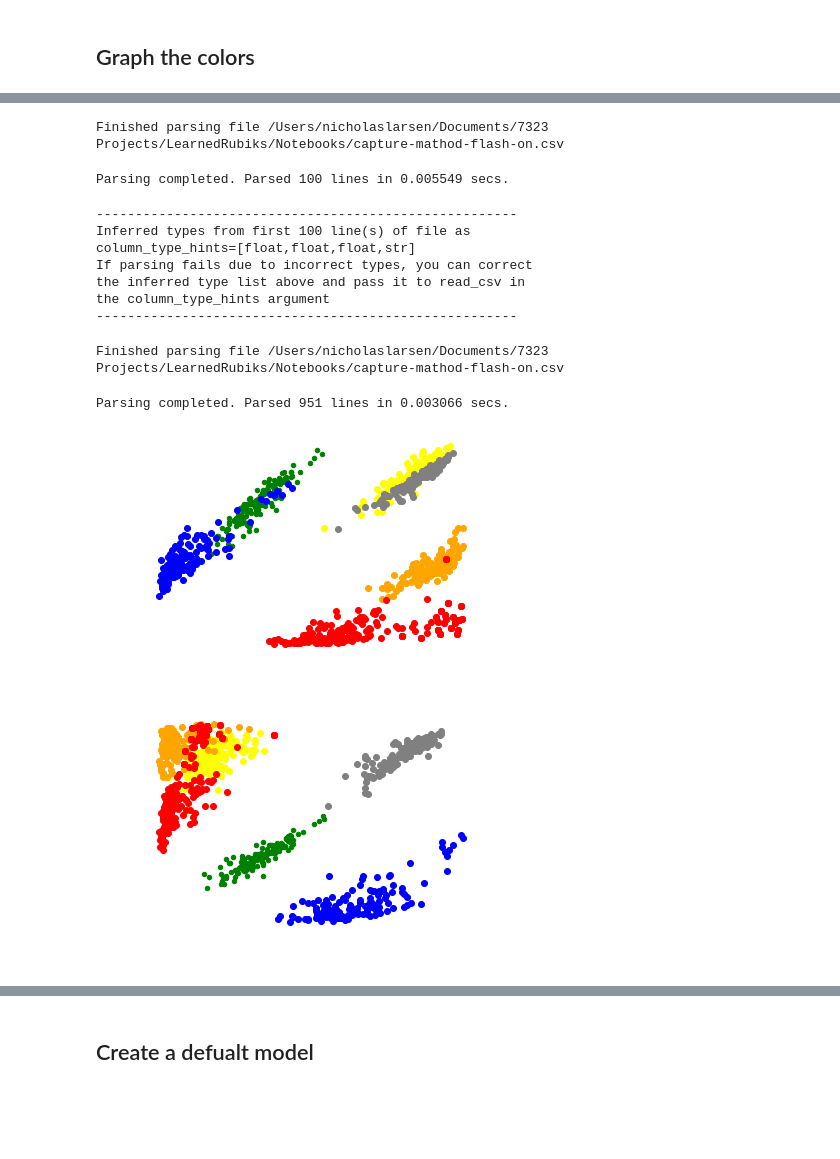
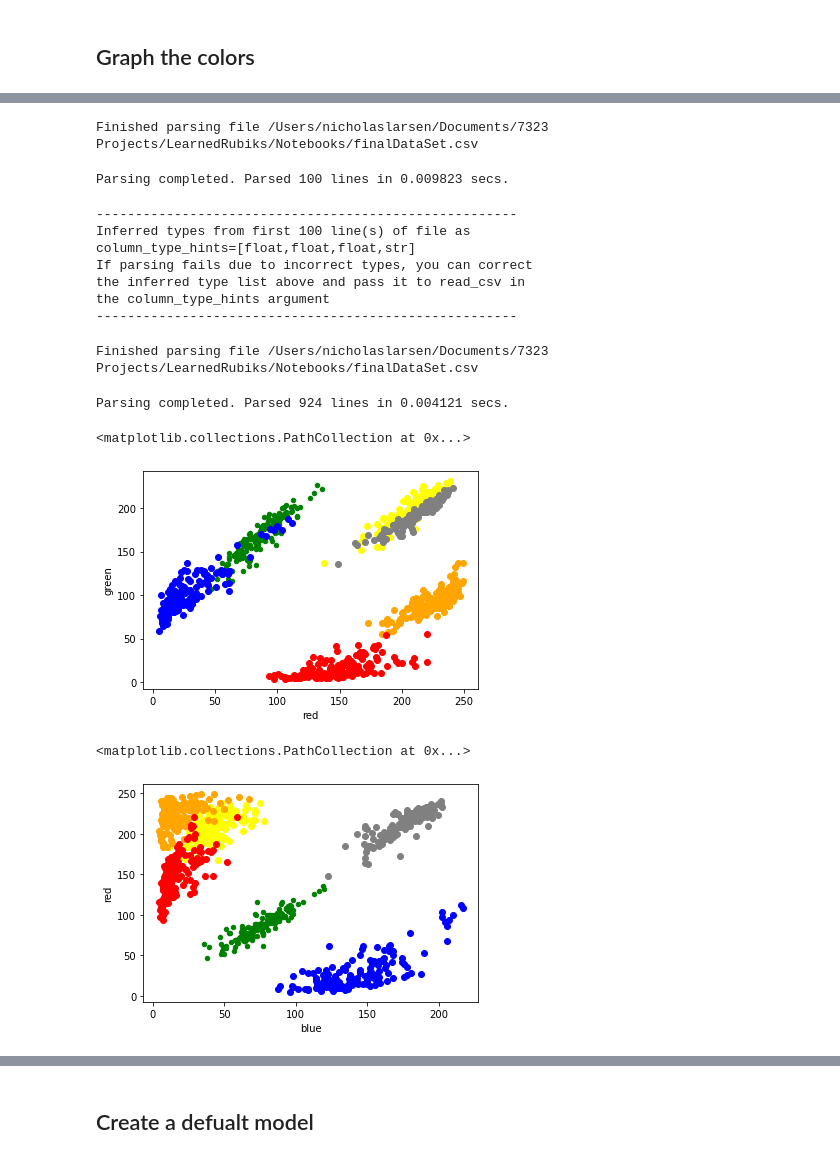
Before and after one commit to nlarsensmu/LearnedRubiks, a Jupyter notebook: Notebooks/Train Model for Colors.ipynb, the cells around one changed output, grey strips where cells are left out. Cells and saved outputs as stored; diff of their text form; code cells hidden in the pictures; blank space fills up the shorter version.

```diff
--- a/Notebooks/Train Model for Colors.ipynb
+++ b/Notebooks/Train Model for Colors.ipynb
@@ -87,11 +87,11 @@ scply.show()
 # %% [output]
 [interactive output not drawn]
 # %%
-sframe_colors = tc.SFrame.read_csv('./capture-mathod-flash-on.csv')
+sframe_colors = tc.SFrame.read_csv('./finalDataSet.csv')
 df = sframe_colors.to_dataframe()
 # %% [output]
-Finished parsing file /Users/nicholaslarsen/Documents/7323 Projects/LearnedRubiks/Notebooks/capture-mathod-flash-on.csv
+Finished parsing file /Users/nicholaslarsen/Documents/7323 Projects/LearnedRubiks/Notebooks/finalDataSet.csv
-Parsing completed. Parsed 100 lines in 0.005549 secs.
+Parsing completed. Parsed 100 lines in 0.009823 secs.
 ------------------------------------------------------
 Inferred types from first 100 line(s) of file as
 column_type_hints=[float,float,float,str]
@@ -99,27 +99,28 @@ If parsing fails due to incorrect types, you can correct
 the inferred type list above and pass it to read_csv in
 the column_type_hints argument
 ------------------------------------------------------
-Finished parsing file /Users/nicholaslarsen/Documents/7323 Projects/LearnedRubiks/Notebooks/capture-mathod-flash-on.csv
+Finished parsing file /Users/nicholaslarsen/Documents/7323 Projects/LearnedRubiks/Notebooks/finalDataSet.csv
-Parsing completed. Parsed 951 lines in 0.003066 secs.
+Parsing completed. Parsed 924 lines in 0.004121 secs.
 # %%
 
 plt = df[df.target == 'green'].plot.scatter(x='red', y = 'green', c='Green')
 plt.scatter(x = df[df.target == "yellow"]['red'], y = df[df.target == "yellow"]['green'], c='Yellow')
 plt.scatter(x = df[df.target == "white"]['red'], y = df[df.target == "white"]['green'], c='Grey')
 plt.scatter(x = df[df.target == "orange"]['red'], y = df[df.target == "orange"]['green'], c='Orange')
 plt.scatter(x = df[df.target == "red"]['red'], y = df[df.target == "red"]['green'], c='Red')
 plt.scatter(x = df[df.target == "blue"]['red'], y = df[df.target == "blue"]['green'], c='Blue')
 
-plt.spines['left'].set_color('white')
-plt.spines['right'].set_color('white')
-plt.spines['top'].set_color('white')
-plt.spines['bottom'].set_color('white')
-plt.xaxis.label.set_color('white')
-plt.yaxis.label.set_color('white')
-plt.tick_params(axis='x', colors='white')
-plt.tick_params(axis='y', colors='white')
+#plt.spines['left'].set_color('white')
+#plt.spines['right'].set_color('white')
+#plt.spines['top'].set_color('white')
+#plt.spines['bottom'].set_color('white')
+#plt.xaxis.label.set_color('white')
+#plt.yaxis.label.set_color('white')
+#plt.tick_params(axis='x', colors='white')
+#plt.tick_params(axis='y', colors='white')
 # %% [output]
+<matplotlib.collections.PathCollection at 0x...>
-[figure, old version]
+[figure, new version]
 # %%
 df = sframe_colors.to_dataframe()
 plt = df[df.target == 'green'].plot.scatter(x='blue', y = 'red', c='Green')
@@ -129,16 +130,17 @@ plt.scatter(x = df[df.target == "orange"]['blue'], y = df[df.target == "orange"]
 plt.scatter(x = df[df.target == "red"]['blue'], y = df[df.target == "red"]['red'], c='Red')
 plt.scatter(x = df[df.target == "blue"]['blue'], y = df[df.target == "blue"]['red'], c='Blue')
 
-plt.spines['left'].set_color('white')
-plt.spines['right'].set_color('white')
-plt.spines['top'].set_color('white')
-plt.spines['bottom'].set_color('white')
-plt.xaxis.label.set_color('white')
-plt.yaxis.label.set_color('white')
-plt.tick_params(axis='x', colors='white')
-plt.tick_params(axis='y', colors='white')
+#plt.spines['left'].set_color('white')
+#plt.spines['right'].set_color('white')
+#plt.spines['top'].set_color('white')
+#plt.spines['bottom'].set_color('white')
+#plt.xaxis.label.set_color('white')
+#plt.yaxis.label.set_color('white')
+#plt.tick_params(axis='x', colors='white')
+#plt.tick_params(axis='y', colors='white')
 # %% [output]
+<matplotlib.collections.PathCollection at 0x...>
-[figure, old version]
+[figure, new version]
 # %%
 df = sframe_colors.to_dataframe()
 plt = df[df.target == 'green'].plot.scatter(x='blue', y = 'green', c='Green')
```
Also changed, not shown: parts of 7 cells of this notebook, 19 other files.
